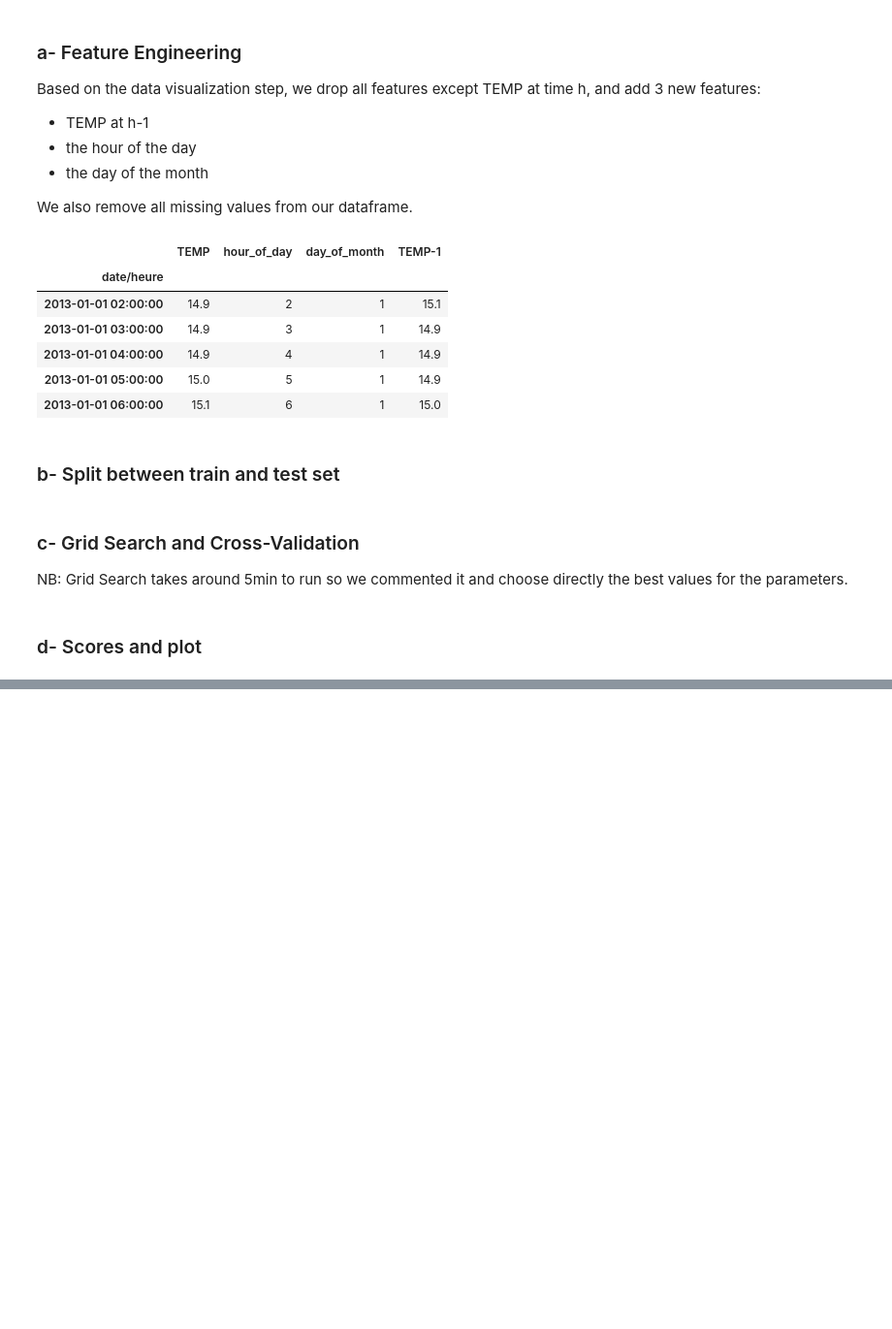
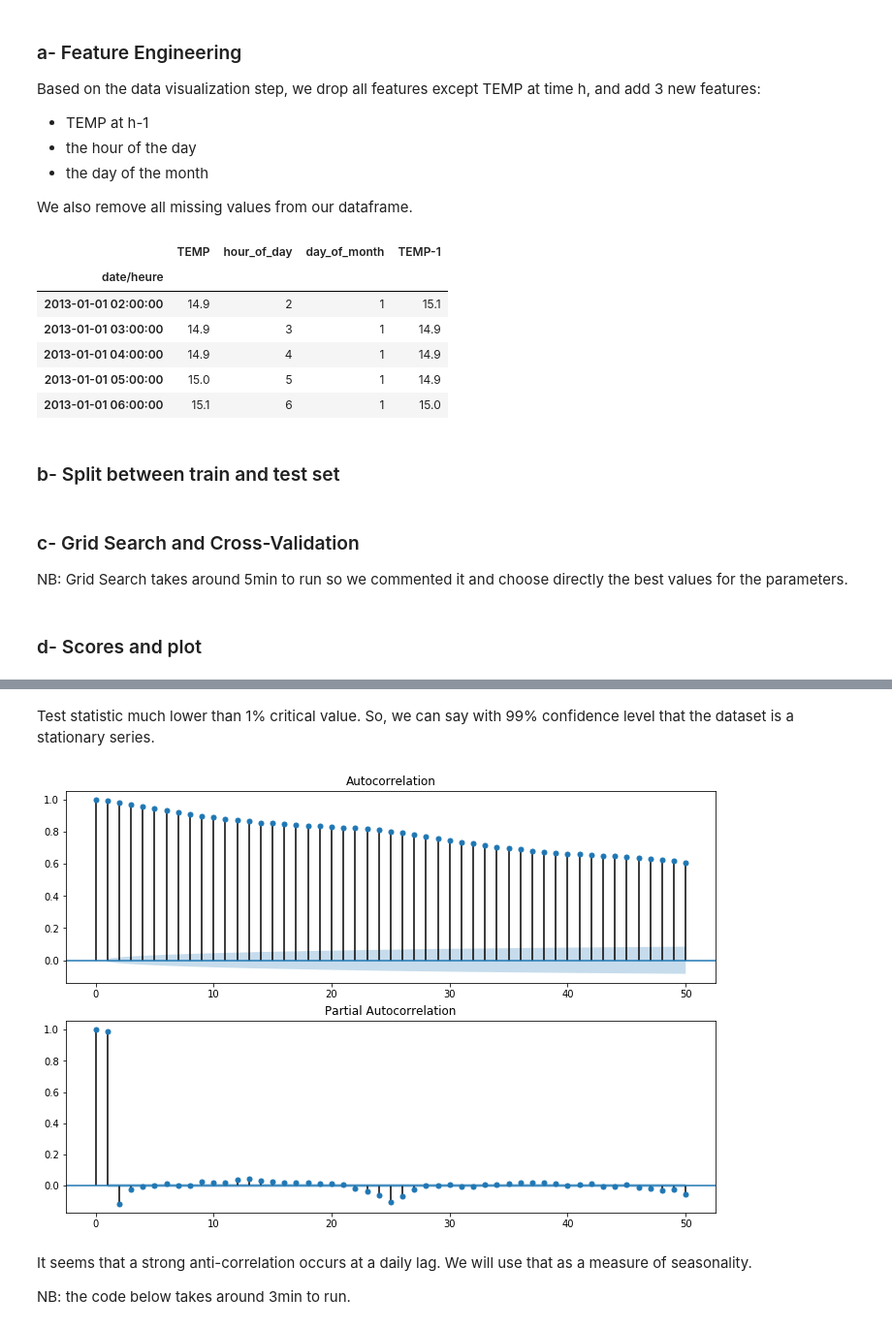
Before and after one commit to bdelorme/Temperature_TimeSeries_Prediction, a Jupyter notebook: exploration.ipynb, the cells around one changed output, grey strips where cells are left out. Shown at 97% size. Drawn from its saved outputs; the diff is of its cells as text; code cells hidden in the pictures; blank space fills up the shorter version.

```diff
--- a/exploration.ipynb
+++ b/exploration.ipynb
@@ -179,0 +234,14 @@ Test score: 0.9866481024206982
+# %% [markdown]
+Test statistic much lower than 1% critical value. So, we can say with 99% confidence level that the dataset is a stationary series.
+# %%
+fig = plt.figure(figsize=(12,8))
+ax1 = fig.add_subplot(211)
+fig = sm.graphics.tsa.plot_acf(data.TEMP, lags=50, ax=ax1)
+ax2 = fig.add_subplot(212)
+fig = sm.graphics.tsa.plot_pacf(data.TEMP, lags=50, ax=ax2)
+# %% [output]
+[figure, added]
+# %% [markdown]
+It seems that a strong anti-correlation occurs at a daily lag. We will use that as a measure of seasonality.
+
+NB: the code below takes around 3min to run.
```
Also changed, not shown: parts of 24 cells of this notebook, 7 other files.
